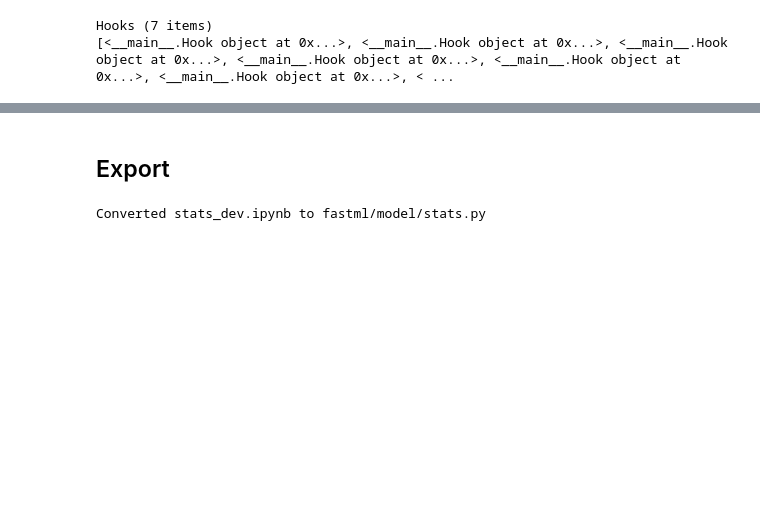
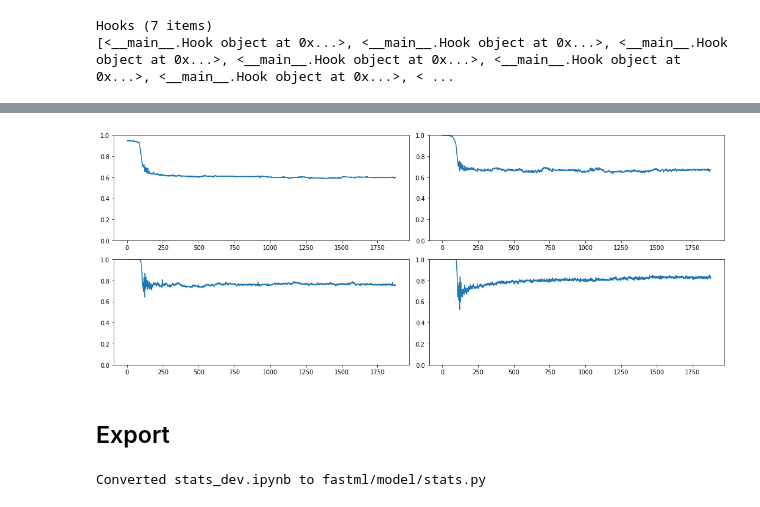
Before and after one commit to kuptservol/fastml, a Jupyter notebook: stats_dev.ipynb, the cells around one changed output, grey strips where cells are left out. Cells and saved outputs as stored; diff of their text form; code cells hidden in the pictures; blank space fills up the shorter version.

```diff
--- a/stats_dev.ipynb
+++ b/stats_dev.ipynb
@@ -120,3 +110,11 @@ valid: [0.10272777099609375, 97.05]
+# %%
+fig,axes = plt.subplots(2,2, figsize=(15,6))
+for ax,h in zip(axes.flatten(), hooks[:4]):
+    ax.plot(get_min(h))
+    ax.set_ylim(0,1)
+plt.tight_layout()
+# %% [output]
+[figure, added]
 # %% [markdown]
 ## Export
 # %%
```
Also changed, not shown: parts of 7 cells of this notebook, 9 other files.
